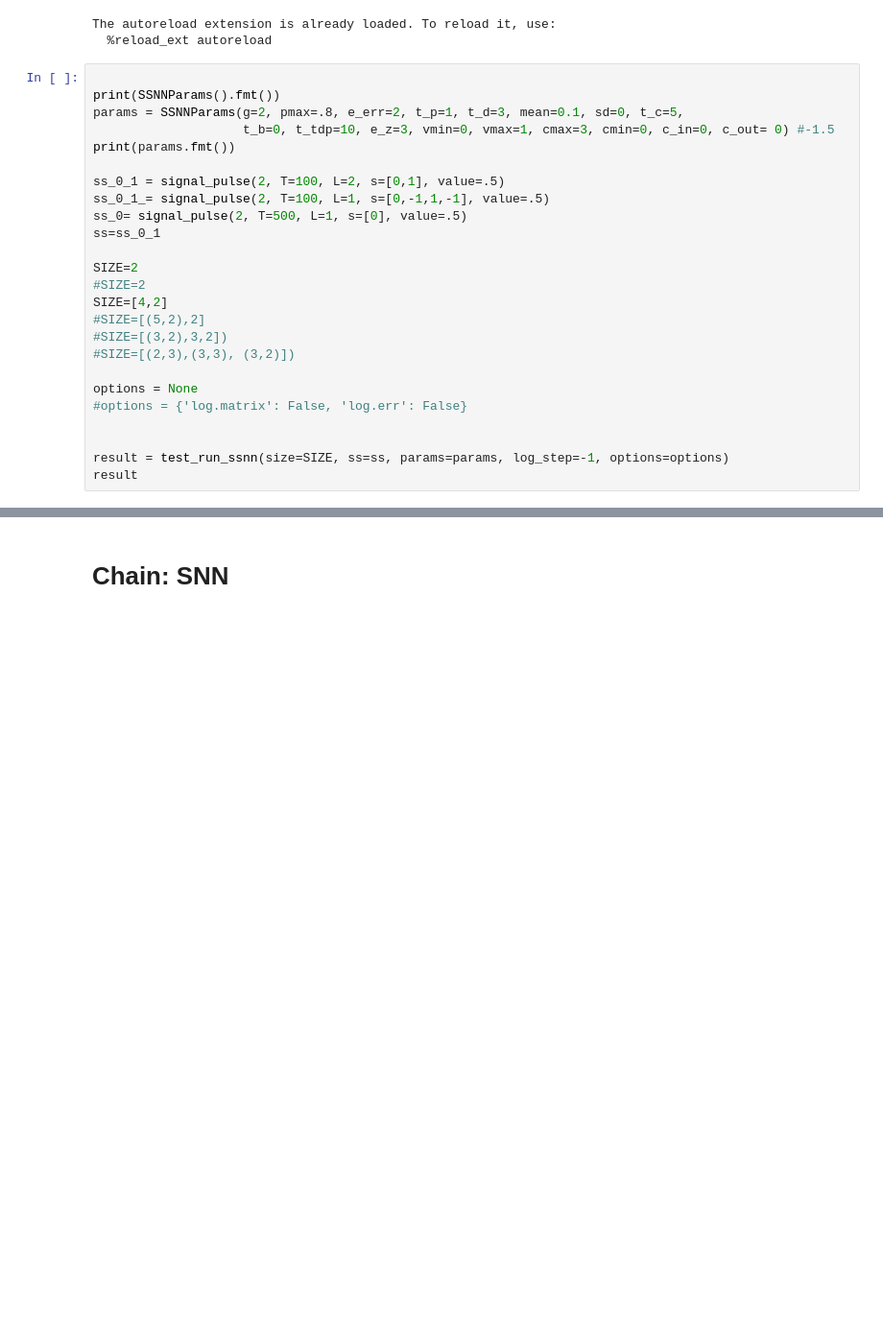
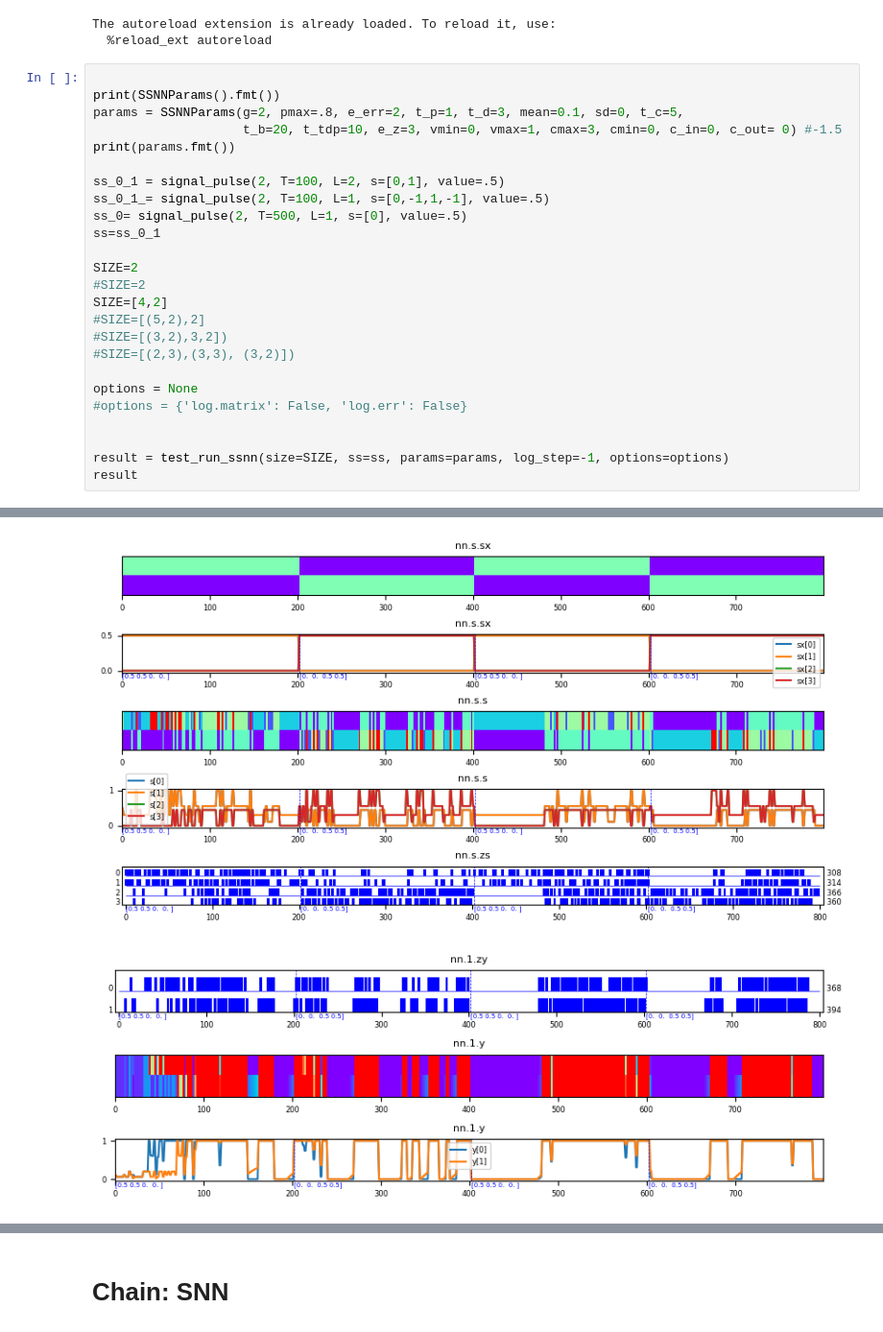
Before and after one commit to einnovator/spikeml, a Jupyter notebook: nb/snn.ipynb, the cells around one changed output, grey strips where cells are left out. Shown at 96% size. Drawn from its saved outputs; the diff is of its cells as text; blank space fills up the shorter version.

```diff
--- a/nb/snn.ipynb
+++ b/nb/snn.ipynb
@@ -999,7 +1047,7 @@ The autoreload extension is already loaded. To reload it, use:
 
 print(SSNNParams().fmt())
 params = SSNNParams(g=2, pmax=.8, e_err=2, t_p=1, t_d=3, mean=0.1, sd=0, t_c=5,
-                    t_b=0, t_tdp=10, e_z=3, vmin=0, vmax=1, cmax=3, cmin=0, c_in=0, c_out= 0) #-1.5
+                    t_b=20, t_tdp=10, e_z=3, vmin=0, vmax=1, cmax=3, cmin=0, c_in=0, c_out= 0) #-1.5
 print(params.fmt())
 
 ss_0_1 = signal_pulse(2, T=100, L=2, s=[0,1], value=.5)
@@ -1025,0 +1089,2 @@ SSNNParams:c_k=2,t_c=5.0,t_p=1.0,t_d=3.0,c_in=0.0,c_out=0.0,cmin=0.0,cmax=3.0,me
+[figure, added]
+[figure, added]
```
Also changed, not shown: parts of 15 cells of this notebook, 7 other files.
